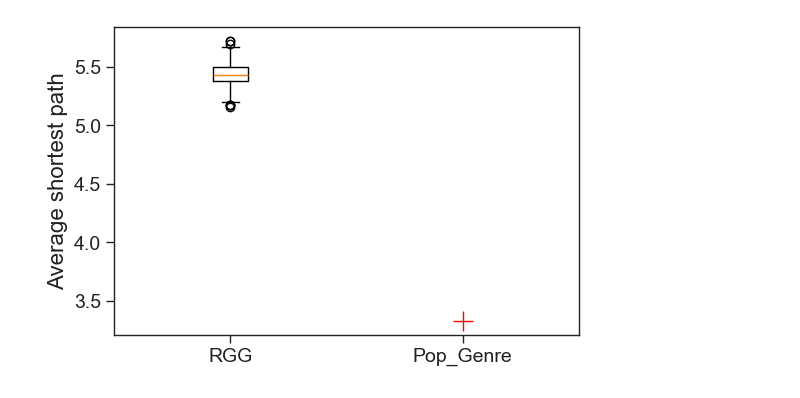
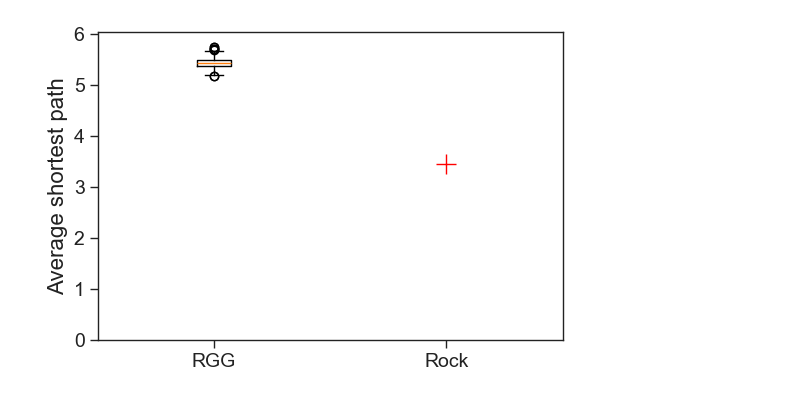
Before and after one commit to Ekkiddle/572NetworkProject, a Jupyter notebook: RGG-null-model/RGG_null_model.ipynb, the cells around one changed output. Drawn from its saved outputs; the diff is of its cells as text; code cells hidden in the pictures.

```diff
--- a/RGG-null-model/RGG_null_model.ipynb
+++ b/RGG-null-model/RGG_null_model.ipynb
@@ -49,8 +49,8 @@ def plot_degree_dist(G):
     ax.yaxis.set_ticks_position('left')
     ax.xaxis.set_ticks_position('bottom')
 # %%
-df = pd.read_csv('./pop_edge_list.csv')
-
+df = pd.read_csv('./rock_edge_list.csv')
+genre = "Rock"
 # Create an undirected graph
 G = nx.Graph()
 
@@ -153,12 +186,16 @@ plt.show()
 # %%
 fig = plt.figure(figsize=(6,4))
 
 plt.boxplot(short_path_RGG)
 plt.plot(2,d,'r',marker='+',markersize=15)
 ax = plt.gca()
-ax.set_xticks([1,2],labels=['RGG','Pop_Genre'])
+ax.set_xticks([1,2],labels=['RGG',genre])
 plt.ylabel('Average shortest path')
+
+# Ensure y-axis starts at 0
+plt.ylim([0, max(max(short_path_RGG), C) + 0.3])
+
 plt.xlim([0.5,2.5])
 plt.show()
 # %% [output]
-[figure, old version]
+[figure, new version]
```
Also changed, not shown: parts of 8 cells of this notebook, 1 other file.
